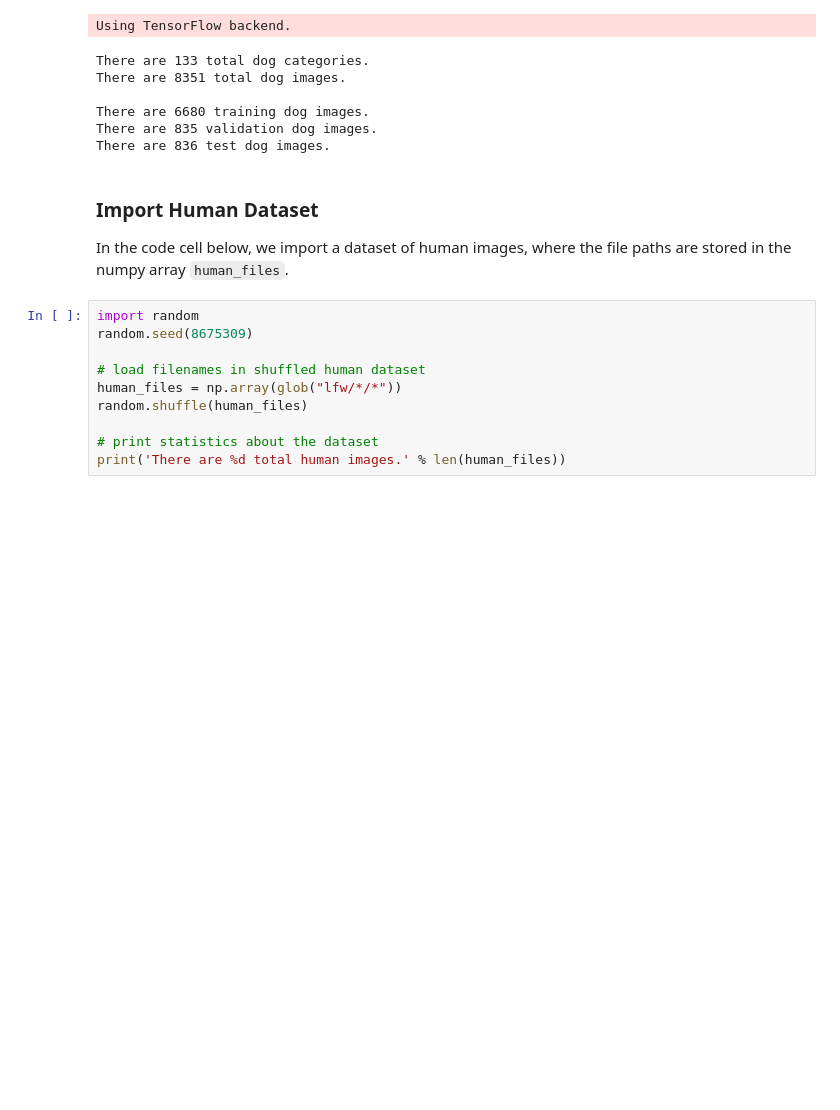
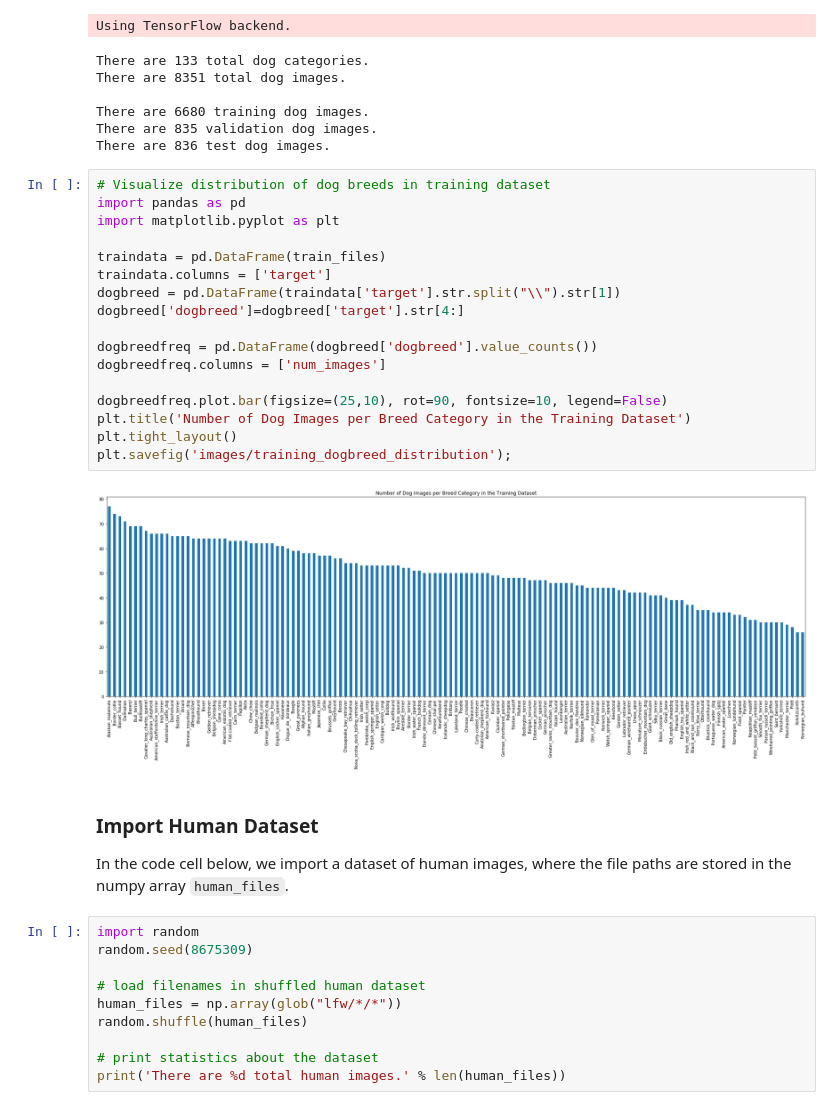
Before and after one commit to dujamaa/Proj4_DogBreeds, a Jupyter notebook: dog_app.ipynb, the cells around one changed output. Saved outputs shown, nothing was run; the diff lists cells and outputs as text; blank space fills up the shorter version.

Commit message:
feat: Update jupyter notebook with visual
Included visual of distribution of dog breeds images in the
dog training dataset.  Re-run entire jupyter notebook.

```diff
--- a/dog_app.ipynb
+++ b/dog_app.ipynb
@@ -95,6 +95,25 @@ There are 8351 total dog images.
 There are 6680 training dog images.
 There are 835 validation dog images.
 There are 836 test dog images.
+# %%
+# Visualize distribution of dog breeds in training dataset
+import pandas as pd
+import matplotlib.pyplot as plt
+
+traindata = pd.DataFrame(train_files)
+traindata.columns = ['target']
+dogbreed = pd.DataFrame(traindata['target'].str.split("\\").str[1])
+dogbreed['dogbreed']=dogbreed['target'].str[4:]
+
+dogbreedfreq = pd.DataFrame(dogbreed['dogbreed'].value_counts())
+dogbreedfreq.columns = ['num_images']
+
+dogbreedfreq.plot.bar(figsize=(25,10), rot=90, fontsize=10, legend=False)
+plt.title('Number of Dog Images per Breed Category in the Training Dataset')
+plt.tight_layout()
+plt.savefig('images/training_dogbreed_distribution');
+# %% [output]
+[figure, added]
 # %% [markdown]
 ### Import Human Dataset
 
```
Also changed, not shown: parts of 7 cells of this notebook, 1 other file.
